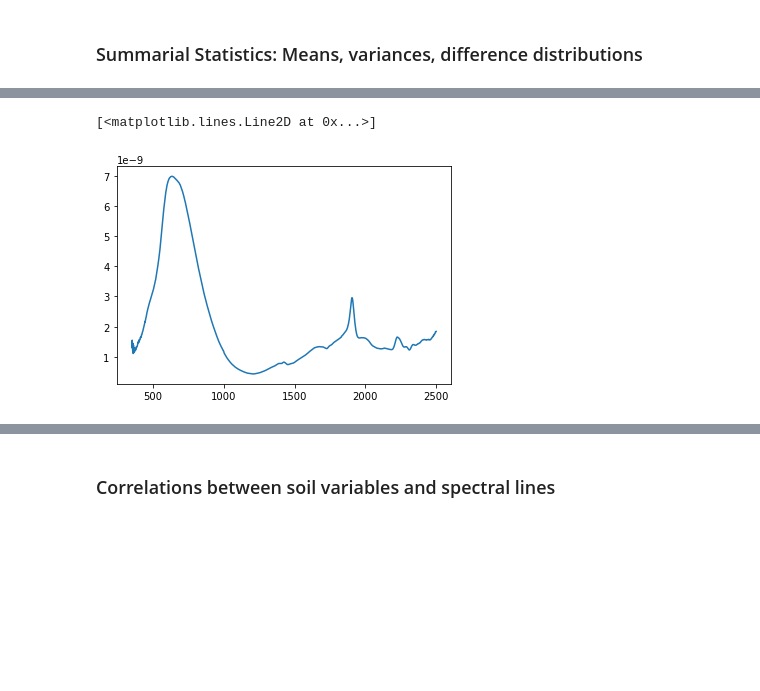
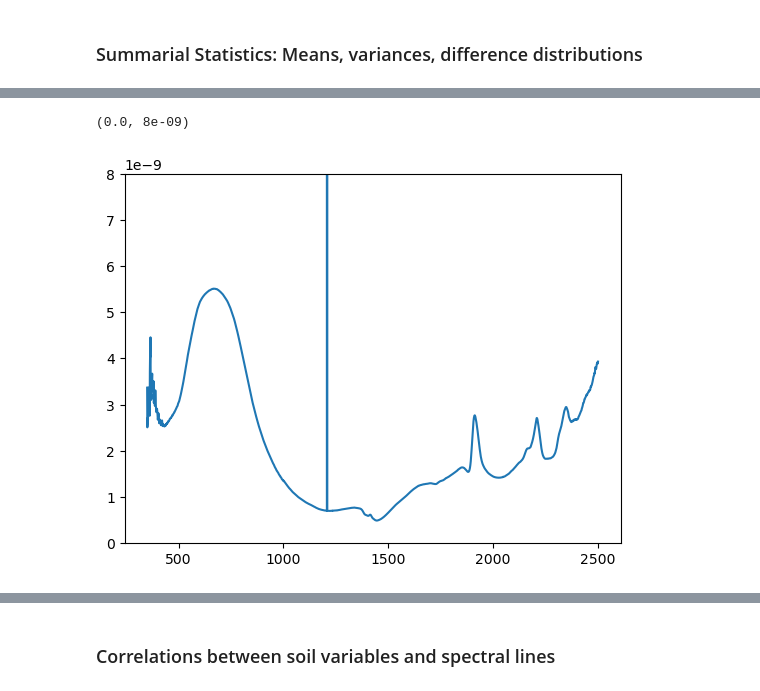
Before and after one commit to jmortan/RaCA-SOC-a-spectrum-analysis, a Jupyter notebook: RaCA-SOC-a/run-RaCA-SOC-a.ipynb, the cells around one changed output, grey strips where cells are left out. Saved outputs shown, nothing was run; the diff lists cells and outputs as text; code cells hidden in the pictures; blank space fills up the shorter version.

```diff
--- a/RaCA-SOC-a/run-RaCA-SOC-a.ipynb
+++ b/RaCA-SOC-a/run-RaCA-SOC-a.ipynb
@@ -6,7 +4,7 @@ Load the first 100 rows, skipping the header
 import numpy as np
 from matplotlib import pyplot as plt
 # %%
-data = np.loadtxt("../data/RaCA-spectra-first1000.csv",
+data = np.loadtxt("../data/RaCA-spectra-raw.txt",
                  delimiter=",", dtype=str)
 # %%
 data[0,2152:]
@@ -41,7 +46,8 @@ plt.plot(XF,np.mean(I.T,axis=1))
 # %%
 plt.plot(XF,np.var(I.T,axis=1))
+plt.ylim([0,0.000000008])
 # %% [output]
-[<matplotlib.lines.Line2D at 0x...>]
+(0.0, 8e-09)
-[figure, old version]
+[figure, new version]
 # %%
 plt.plot(XF,np.var(I.T,axis=1)/np.mean(I.T,axis=1))
```
Also changed, not shown: parts of 12 cells of this notebook.
